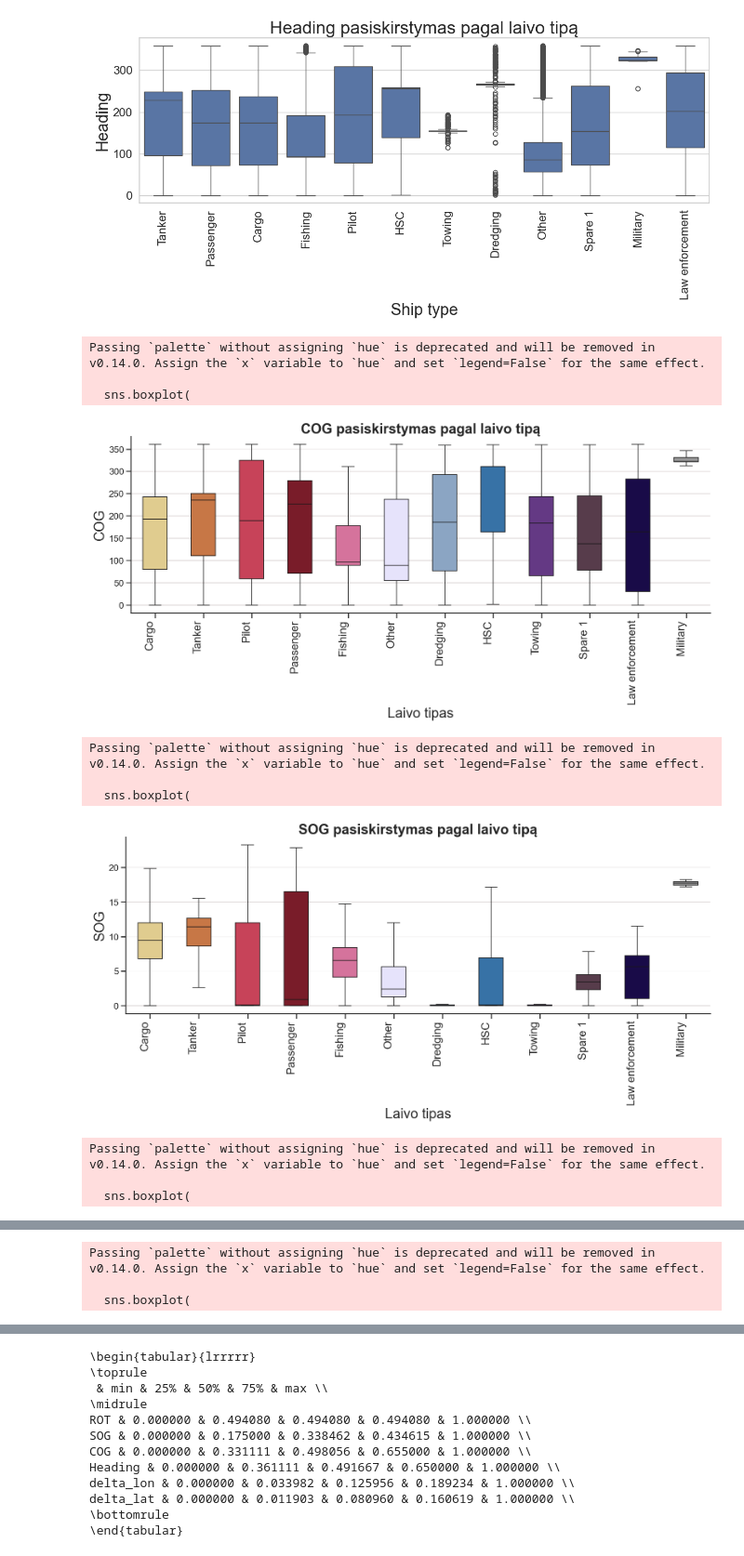
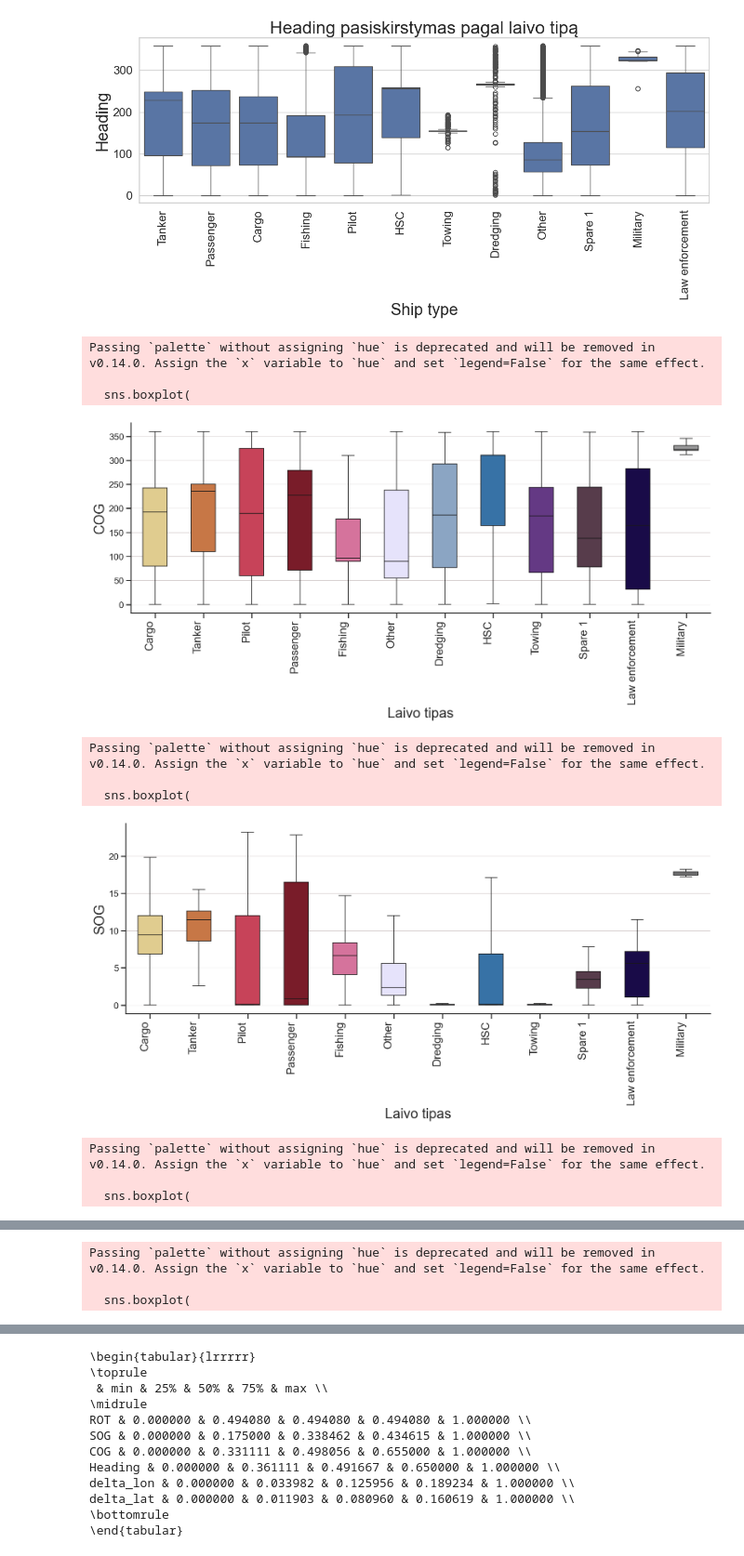
Before and after one commit to lukasjanusauskas/ais-duomenu-vizualizavimas, a Jupyter notebook: 1Lab.ipynb, the cells around one changed output, grey strips where cells are left out. Shown at 93% size. Saved outputs shown, nothing was run; the diff lists cells and outputs as text; code cells hidden in the pictures.

```diff
--- a/1Lab.ipynb
+++ b/1Lab.ipynb
@@ -1073,7 +1045,6 @@ def plot_box_by_shiptype(df, variables):
 
     sns.set_theme(style="ticks", context="talk")
 
-    # Exact fixed order
     ship_order = [
         "Cargo",
         "Tanker",
@@ -1089,7 +1060,6 @@ def plot_box_by_shiptype(df, variables):
         "Military"
     ]
 
-    # Exact colors from your bar chart
     color_map = {
         "Cargo": "#EDD382",
         "Tanker": "#DD7230",
@@ -1105,14 +1075,12 @@ def plot_box_by_shiptype(df, variables):
         "Military": "#989899B5"
     }
 
-    # Keep only ship types that exist in dataframe
     ship_order = [s for s in ship_order if s in dfp["Ship type"].unique()]
 
     for var in variables:
 
         plt.figure(figsize=(16, 8))
 
-        # Keep only ship types that have at least one non-null value for this variable
         valid_ship_types = [
             s for s in ship_order
             if s in dfp["Ship type"].unique()
@@ -1121,39 +1089,39 @@ def plot_box_by_shiptype(df, variables):
 
         sns.boxplot(
         data=dfp,
         x="Ship type",
         y=var,
         order=valid_ship_types,
         palette=color_map,
         width=0.5,
         linewidth=1.2,
         showfliers=False
     )
 
         ax = plt.gca()
         ax.yaxis.grid(True, which='major', color="#D6CECEE7", linewidth=0.8)
         ax.xaxis.grid(False)
 
         plt.xticks(rotation=90, ha="right", fontsize=20)
-        plt.title(f"{var} pasiskirstymas pagal laivo tipą", fontsize=25, weight="bold")
+        # plt.title(f"{var} pasiskirstymas pagal laivo tipą", fontsize=25, weight="bold")
         plt.xlabel("Laivo tipas", fontsize=25)
         plt.ylabel(var, fontsize=25)
 
         sns.despine()
         plt.tight_layout()
         plt.show()
 
 
 plot_box_by_shiptype(df_isskirciu, selected_vars)
 # %% [output]
 Passing `palette` without assigning `hue` is deprecated and will be removed in v0.14.0. Assign the `x` variable to `hue` and set `legend=False` for the same effect.
 
   sns.boxplot(
-[figure, old version]
+[figure, new version]
 Passing `palette` without assigning `hue` is deprecated and will be removed in v0.14.0. Assign the `x` variable to `hue` and set `legend=False` for the same effect.
 
   sns.boxplot(
-[figure, old version]
+[figure, new version]
 Passing `palette` without assigning `hue` is deprecated and will be removed in v0.14.0. Assign the `x` variable to `hue` and set `legend=False` for the same effect.
 
   sns.boxplot(
```
Also changed, not shown: parts of 3 cells of this notebook.
